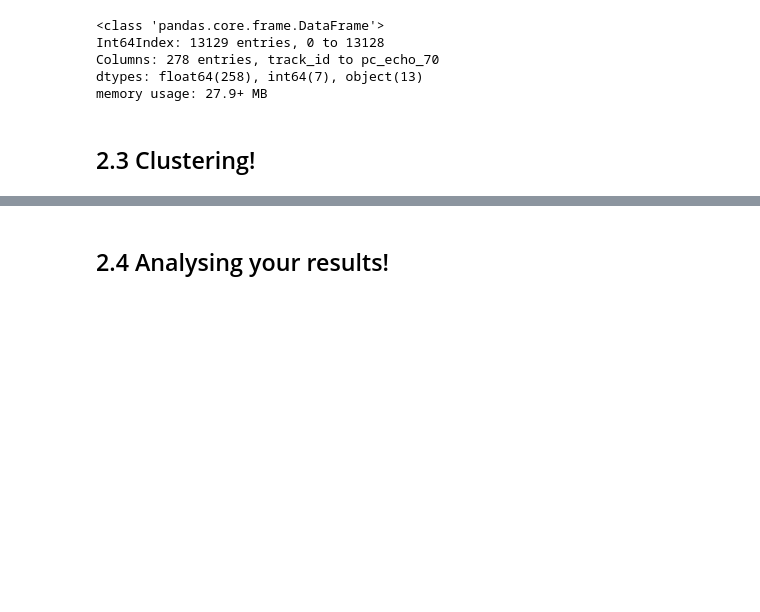
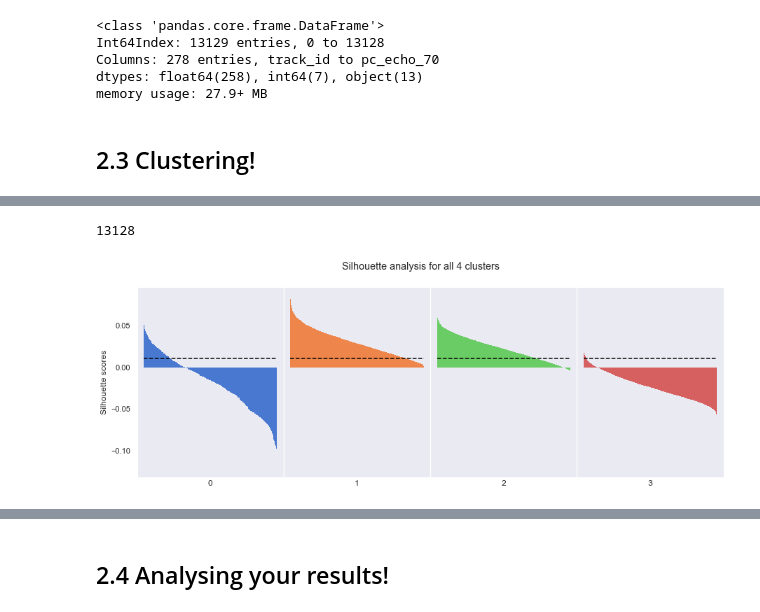
Before and after one commit to ClaraL27/ADM-HW4, a Jupyter notebook: main.ipynb, the cells around one changed output, grey strips where cells are left out. Cells and saved outputs as stored; diff of their text form; code cells hidden in the pictures; blank space fills up the shorter version.

```diff
--- a/main.ipynb
+++ b/main.ipynb
@@ -538,0 +602,5 @@ memory usage: 27.9+ MB
+# %%
+silh = model.silhouette(clust_df, plot = True, progress = True)
+# %% [output]
+13128
+[figure, added]
```
Also changed, not shown: parts of 38 cells of this notebook, 2 other files.
